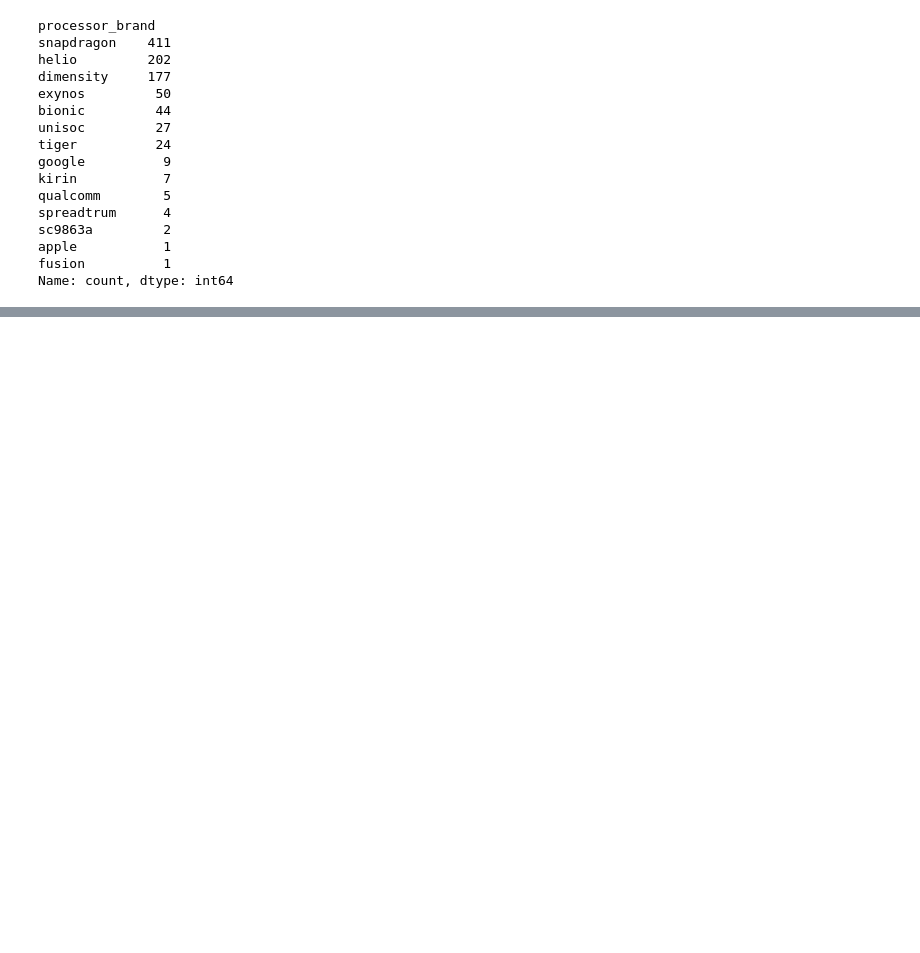
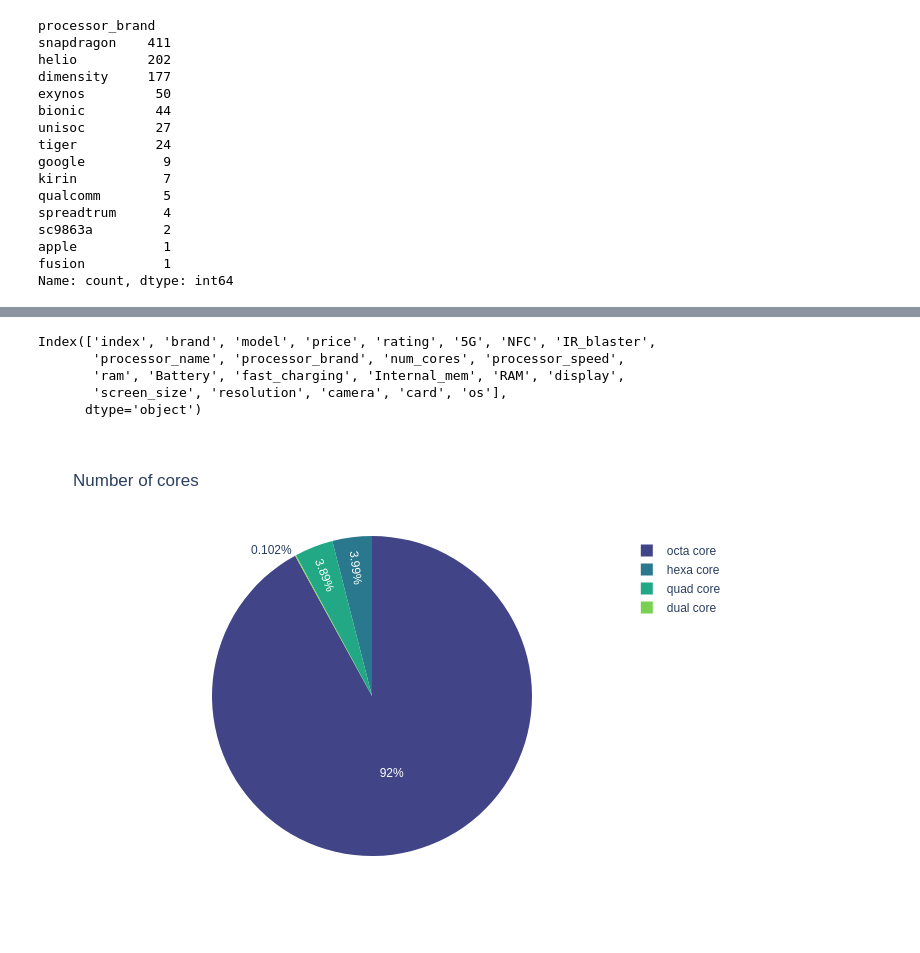
Before and after one commit to NityaVerma19/Data-Cleaning-Smartphone-Dataset, a Jupyter notebook: data-cleaning.ipynb, the cells around one changed output, grey strips where cells are left out. Saved outputs shown, nothing was run; the diff lists cells and outputs as text; code cells hidden in the pictures; blank space fills up the shorter version.

```diff
--- a/data-cleaning.ipynb
+++ b/data-cleaning.ipynb
@@ -1243,0 +1249,26 @@ fig.show("svg")
+# %%
+df1.columns
+# %% [output]
+Index(['index', 'brand', 'model', 'price', 'rating', '5G', 'NFC', 'IR_blaster',
+       'processor_name', 'processor_brand', 'num_cores', 'processor_speed',
+       'ram', 'Battery', 'fast_charging', 'Internal_mem', 'RAM', 'display',
+       'screen_size', 'resolution', 'camera', 'card', 'os'],
+      dtype='object')
+# %%
+#Pie chart to understand the proportion
+
+cores = df1['num_cores'].value_counts().reset_index()   #reset_index will convert it into a df
+
+# Rename the columns for clarity
+palette = sns.color_palette("viridis", n_colors= 4)
+plotly_colors = [mcolors.rgb2hex(color) for color in palette]   # colors generated by Seaborn are converted to hex format using Matplotlib's rgb2hex function.
+
+fig = px.pie(cores, values='count', names='num_cores', title='Number of cores')
+
+# Update the colors of each slice
+fig.update_traces(marker=dict(colors=plotly_colors))
+
+# Show the plot
+fig.show("png")
+# %% [output]
+[figure, added]
```
Also changed, not shown: parts of 6 cells of this notebook.
